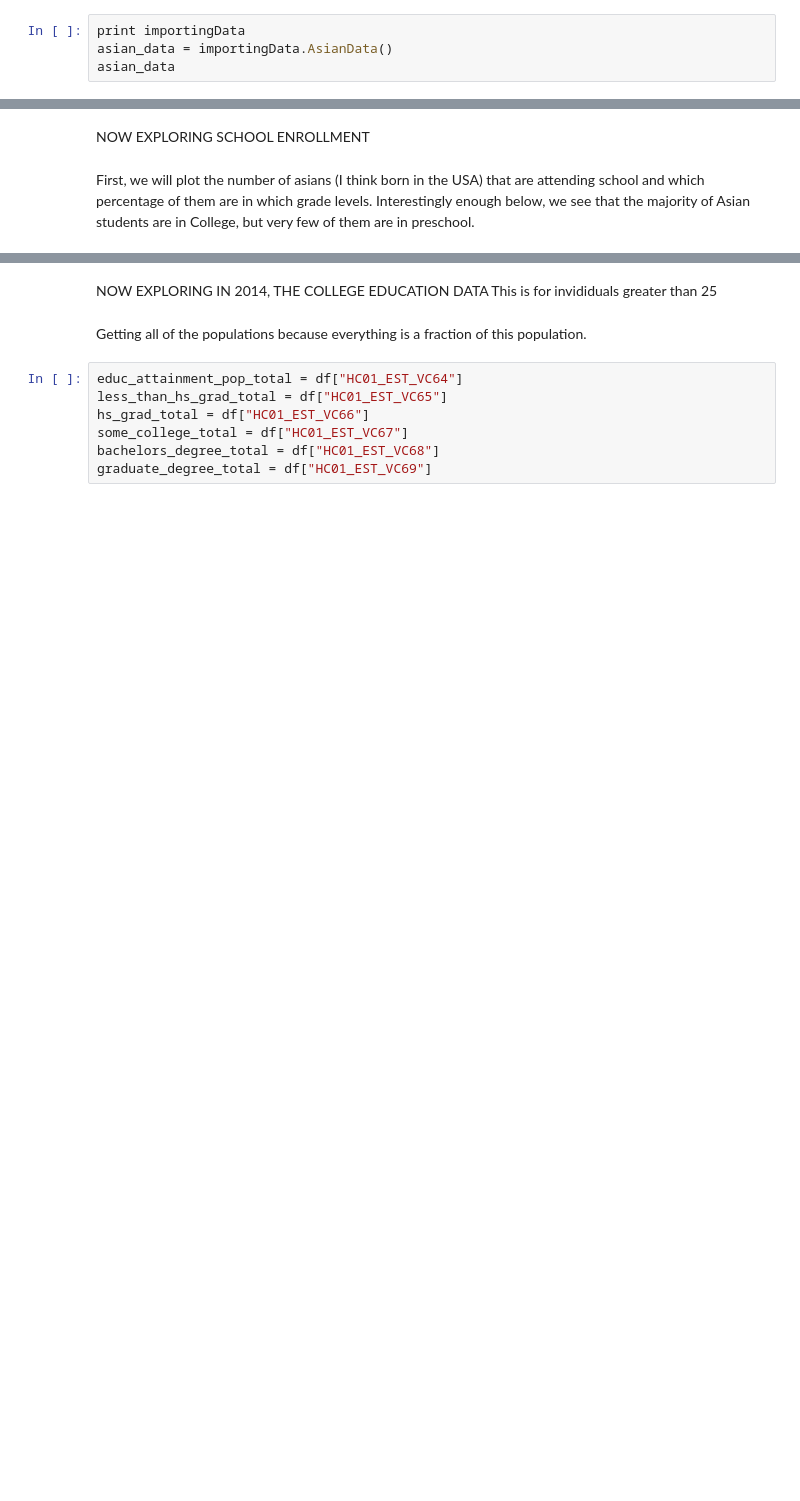
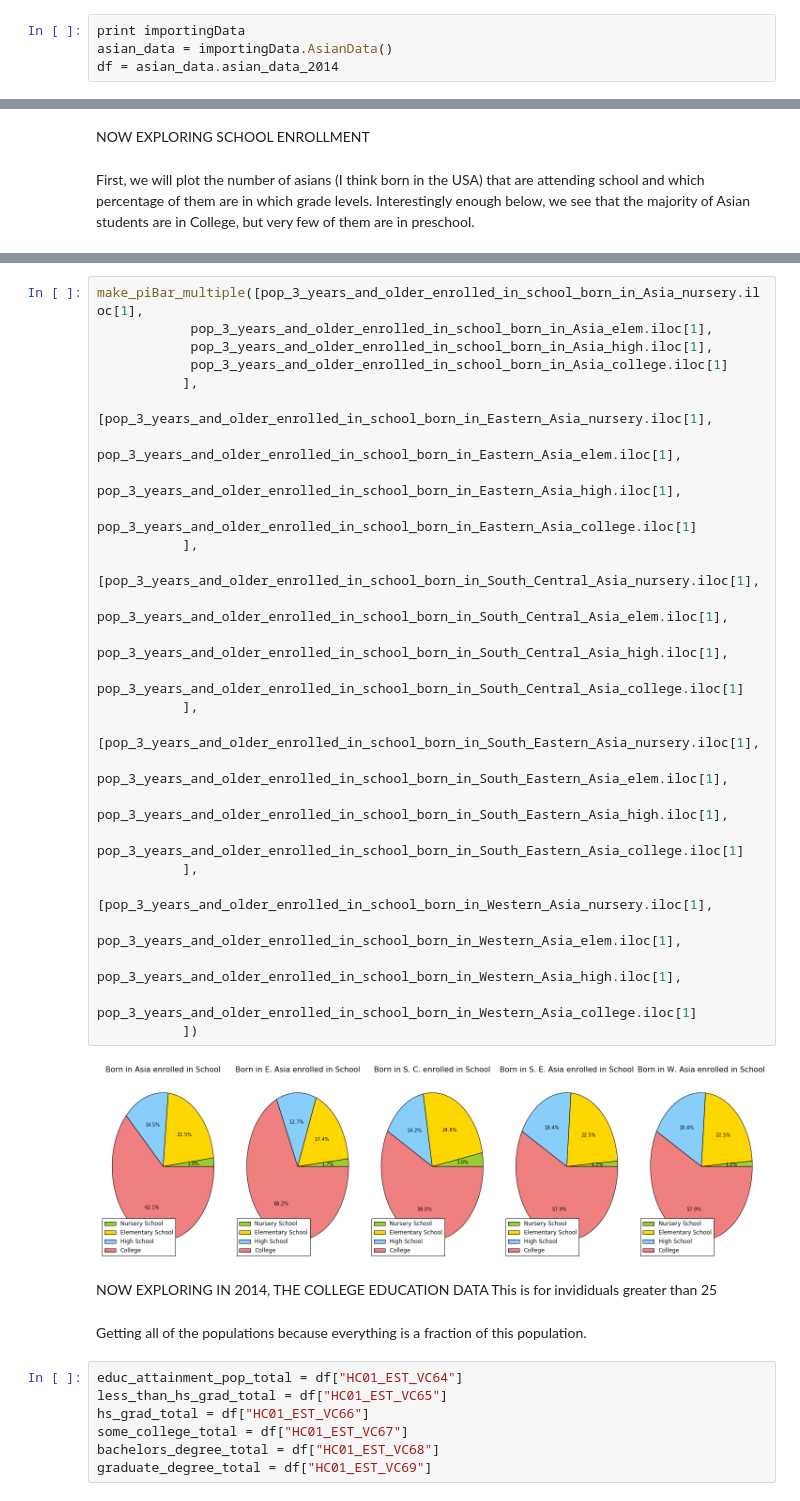
Before and after one commit to skchandra/DataScienceUSImmigration, a Jupyter notebook: exploringEducationDataSetsAsia.ipynb, the cells around one changed output, grey strips where cells are left out. Cells and saved outputs as stored; diff of their text form; blank space fills up the shorter version.

```diff
--- a/exploringEducationDataSetsAsia.ipynb
+++ b/exploringEducationDataSetsAsia.ipynb
@@ -79,5 +107,5 @@ def many_bars(x, y1, y2, y3, y4, y5, title, xlabels):
 # %%
 print importingData
 asian_data = importingData.AsianData()
-asian_data
+df = asian_data.asian_data_2014
 # %% [output]
@@ -200,3 +246,31 @@ make_piBar([pop_3_years_and_older_enrolled_in_school_born_in_Western_Asia_nurser
+# %%
+make_piBar_multiple([pop_3_years_and_older_enrolled_in_school_born_in_Asia_nursery.iloc[1],
+            pop_3_years_and_older_enrolled_in_school_born_in_Asia_elem.iloc[1],
+            pop_3_years_and_older_enrolled_in_school_born_in_Asia_high.iloc[1],
+            pop_3_years_and_older_enrolled_in_school_born_in_Asia_college.iloc[1]
+           ],
+            [pop_3_years_and_older_enrolled_in_school_born_in_Eastern_Asia_nursery.iloc[1],
+            pop_3_years_and_older_enrolled_in_school_born_in_Eastern_Asia_elem.iloc[1],
+            pop_3_years_and_older_enrolled_in_school_born_in_Eastern_Asia_high.iloc[1],
+            pop_3_years_and_older_enrolled_in_school_born_in_Eastern_Asia_college.iloc[1]
+           ],
+            [pop_3_years_and_older_enrolled_in_school_born_in_South_Central_Asia_nursery.iloc[1],
+            pop_3_years_and_older_enrolled_in_school_born_in_South_Central_Asia_elem.iloc[1],
+            pop_3_years_and_older_enrolled_in_school_born_in_South_Central_Asia_high.iloc[1],
+            pop_3_years_and_older_enrolled_in_school_born_in_South_Central_Asia_college.iloc[1]
+           ],
+            [pop_3_years_and_older_enrolled_in_school_born_in_South_Eastern_Asia_nursery.iloc[1],
+            pop_3_years_and_older_enrolled_in_school_born_in_South_Eastern_Asia_elem.iloc[1],
+            pop_3_years_and_older_enrolled_in_school_born_in_South_Eastern_Asia_high.iloc[1],
+            pop_3_years_and_older_enrolled_in_school_born_in_South_Eastern_Asia_college.iloc[1]
+           ],
+            [pop_3_years_and_older_enrolled_in_school_born_in_Western_Asia_nursery.iloc[1],
+            pop_3_years_and_older_enrolled_in_school_born_in_Western_Asia_elem.iloc[1],
+            pop_3_years_and_older_enrolled_in_school_born_in_Western_Asia_high.iloc[1],
+            pop_3_years_and_older_enrolled_in_school_born_in_Western_Asia_college.iloc[1]
+           ])
+# %% [output]
+[figure, added]
 # %% [markdown]
 NOW EXPLORING IN 2014, THE COLLEGE EDUCATION DATA
 This is for invididuals greater than 25
```
Also changed, not shown: parts of 28 cells of this notebook, 16 other files.
